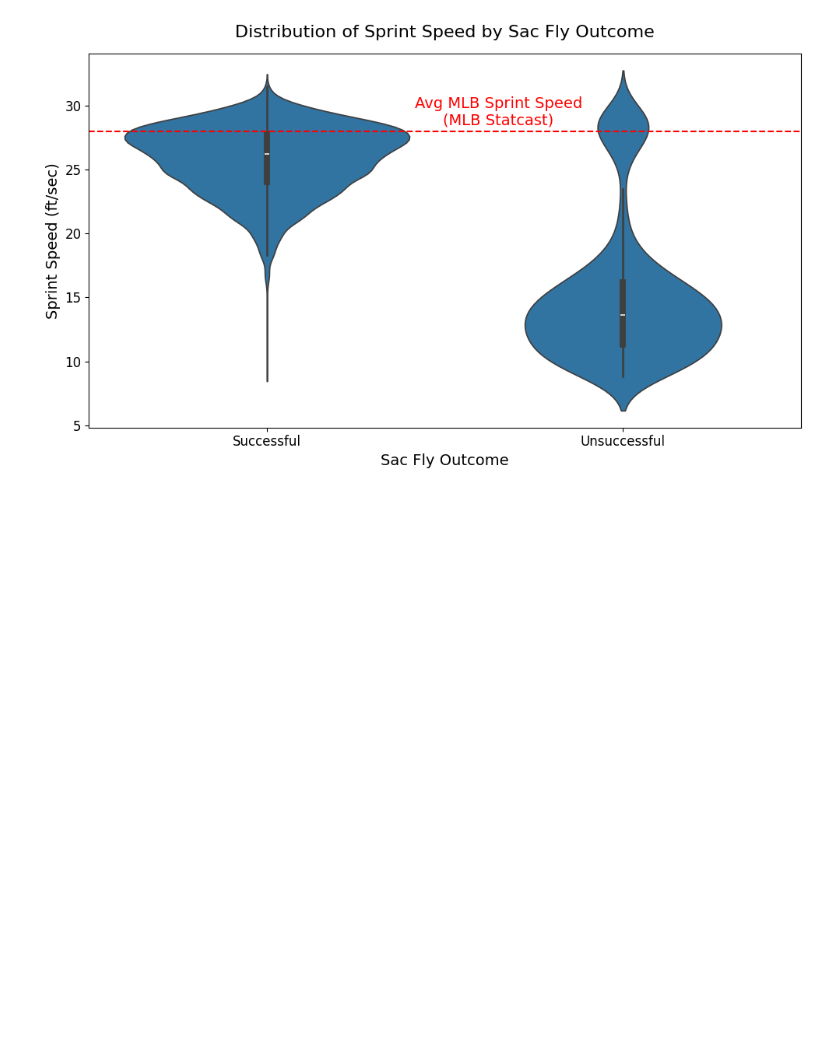
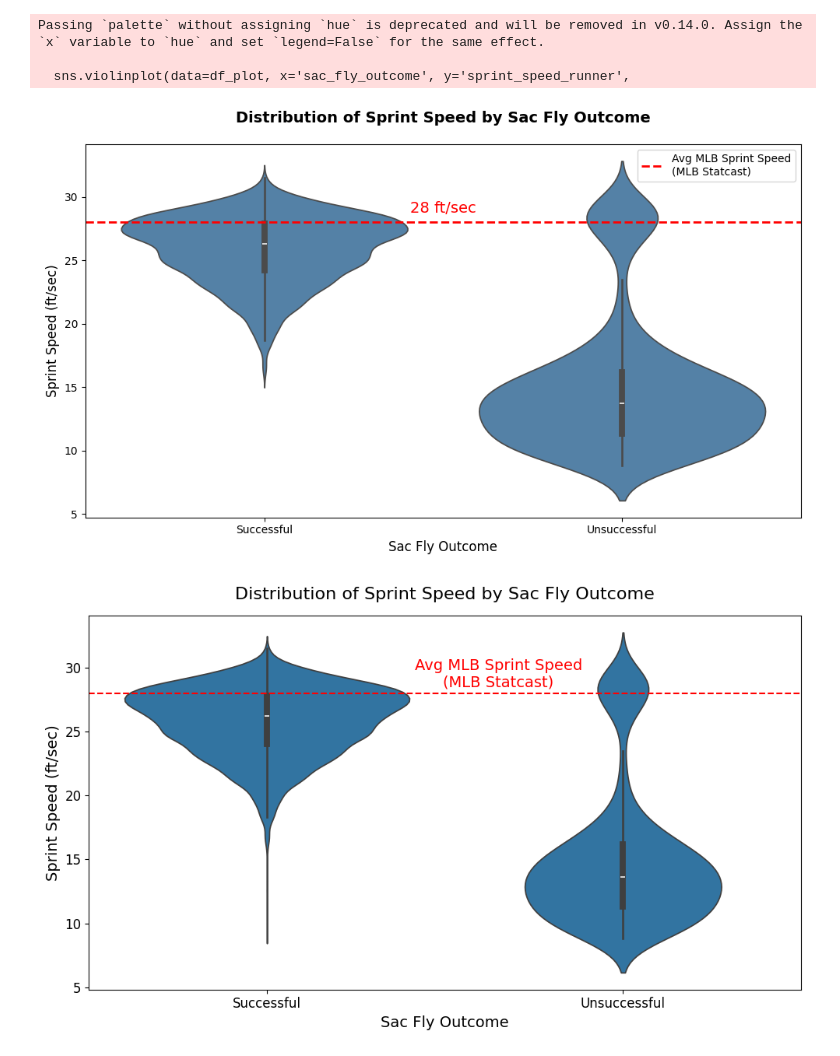
Before and after one commit to Dodgers-Capstone/Sacrifice-Fly-Modeling, a Jupyter notebook: notebooks/eda_feature_correlation.ipynb, the cells around one changed output. Drawn from its saved outputs; the diff is of its cells as text; code cells hidden in the pictures; blank space fills up the shorter version.

```diff
--- a/notebooks/eda_feature_correlation.ipynb
+++ b/notebooks/eda_feature_correlation.ipynb
@@ -64,3 +66,64 @@ plt.show()
+# %%
+import seaborn as sns
+import matplotlib.pyplot as plt
+
+on_base = pl.scan_parquet("../data/throw_home_runner_on_third_wide_sprint_arm.parquet")
+on_base = on_base.with_columns(
+    pl.when(pl.col("event_type").is_in(["sac_fly", "sac_fly_double_play"]))
+    .then(pl.lit(1))
+    .otherwise(pl.lit(0))
+    .alias("is_successful")
+)
+# Select relevant columns and drop nulls
+on_base = on_base.select([
+    "arm_strength",
+    "sprint_speed_runner",
+    "distance_traveled_fielder",
+    "distance_catch_to_home",
+    "distance_to_home_diff",
+    "seconds_since_hit_085_mlb_person_id_R3",
+    "max_arm_strength_fielder_mlb_person_id",
+    "is_successful"
+]).drop_nulls().collect()
+
+# Create outcome labels for better visualization
+on_base_plot = on_base.with_columns(
+    pl.when(pl.col("is_successful") == 1)
+    .then(pl.lit("Successful"))
+    .otherwise(pl.lit("Unsuccessful"))
+    .alias("sac_fly_outcome")
+)
+
+# Convert to pandas for seaborn (if needed)
+df_plot = on_base_plot.to_pandas()
+
+plt.figure(figsize=(10, 6))
+
+# Create the violin plot - using sprint speed
+sns.violinplot(data=df_plot, x='sac_fly_outcome', y='sprint_speed_runner',
+               palette=['steelblue', 'steelblue'], inner='box')
+
+# Customize the plot
+plt.title('Distribution of Sprint Speed by Sac Fly Outcome', fontsize=14, fontweight='bold', pad=20)
+plt.xlabel('Sac Fly Outcome', fontsize=12)
+plt.ylabel('Sprint Speed (ft/sec)', fontsize=12)
+
+# Add MLB average line with proper annotation
+plt.axhline(y=28, color='red', linestyle='--', linewidth=2,
+            label='Avg MLB Sprint Speed\n(MLB Statcast)')
+
+# Add annotated text above the line
+plt.text(0.5, 28.5, '28 ft/sec', ha='center', va='bottom',
+         fontsize=14, color='red')
+
+plt.legend(loc='upper right', fontsize=10)
+plt.tight_layout()
+plt.show()
+# %% [output]
+Passing `palette` without assigning `hue` is deprecated and will be removed in v0.14.0. Assign the `x` variable to `hue` and set `legend=False` for the same effect.
+
+  sns.violinplot(data=df_plot, x='sac_fly_outcome', y='sprint_speed_runner',
+[figure, added]
 # %%
 # %% [output]
 [figure]
```
Also changed, not shown: parts of 2 cells of this notebook, 5 other files.
